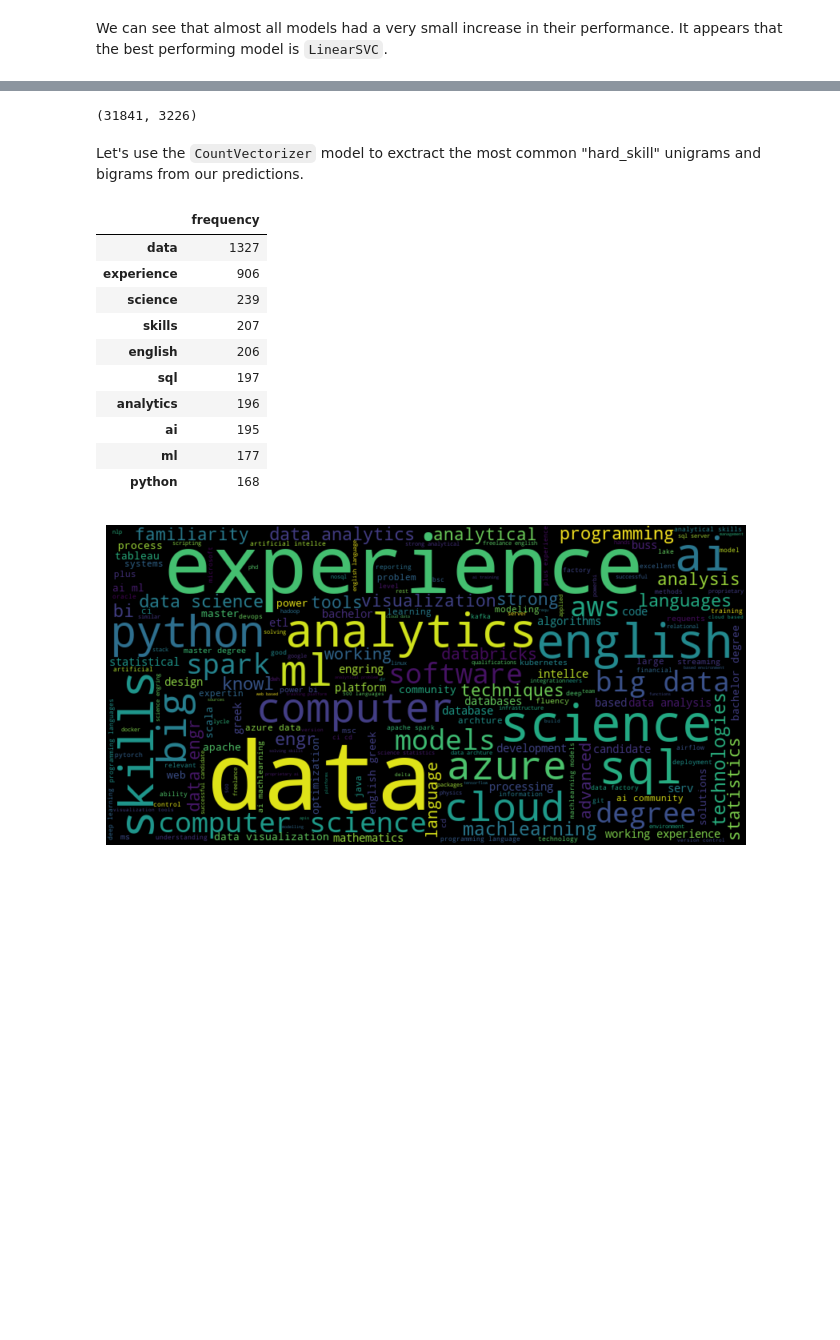
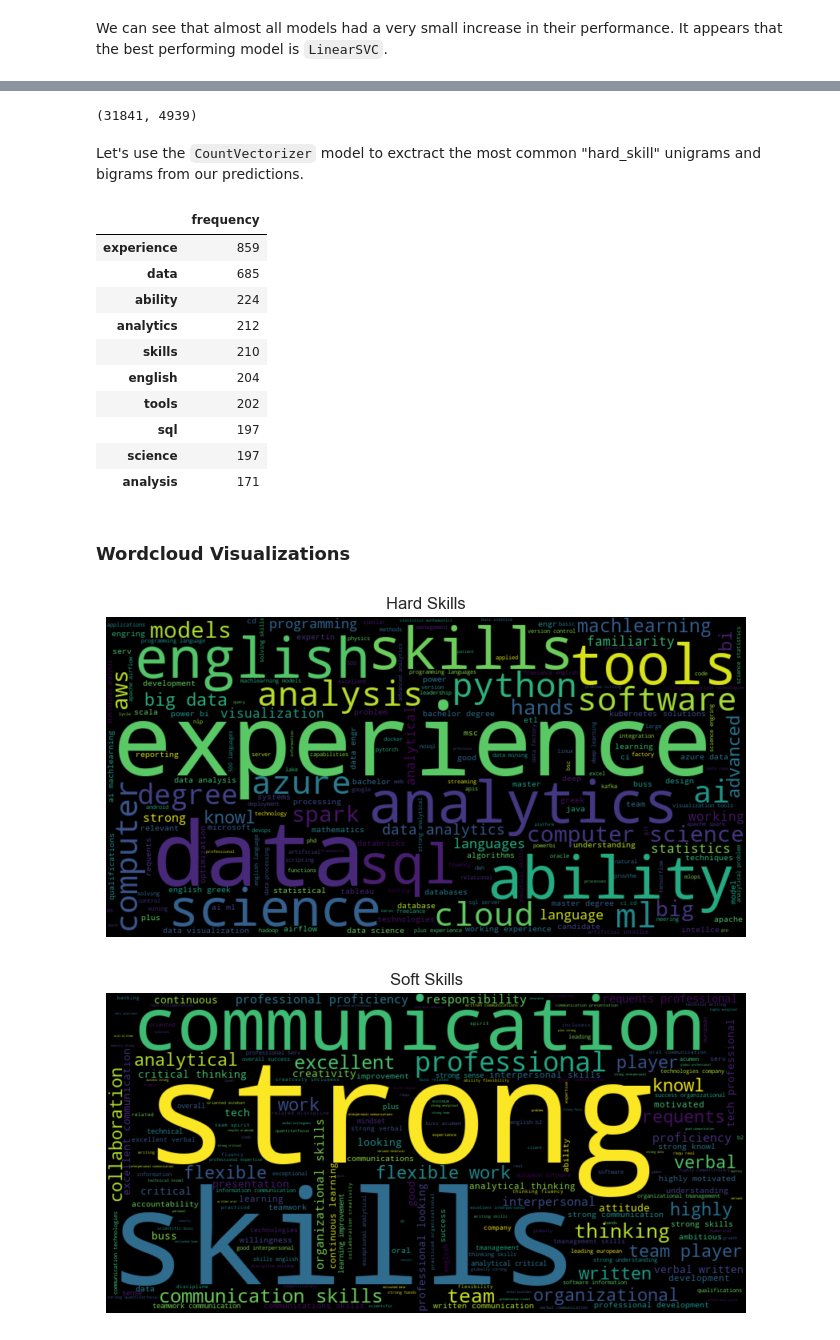
Before and after one commit to sotostzam/job-stats, a Jupyter notebook: notebooks/3_classifiers_simple.ipynb, the cells around one changed output, grey strips where cells are left out. Saved outputs shown, nothing was run; the diff lists cells and outputs as text; code cells hidden in the pictures; blank space fills up the shorter version.

```diff
--- a/notebooks/3_classifiers_simple.ipynb
+++ b/notebooks/3_classifiers_simple.ipynb
@@ -368,4 +378,4 @@ replacements = {
     r'(\s{2,})|(\n+)': ' '                                            # Remove new lines and whitespaces
 }
 
-df['description'] = df['description'].replace(replacements, regex=True)
+complete_df['description'] = complete_df['description'].replace(replacements, regex=True)
@@ -395,49 +399,55 @@ len(df)
 # %%
-X_dataset_vec = vectorizer.transform(df['chunks'])
+X_dataset_vec = vectorizer.transform(complete_df['chunks'])
 X_dataset_vec.shape
 # %% [output]
-(31841, 3226)
+(31841, 4939)
 # %%
 best_model = models[gs_scores['score'].idxmax()]
 
 y_pred = best_model.predict(X_dataset_vec)
-df['prediction'] = y_pred
+complete_df['prediction'] = y_pred
 # %% [markdown]
 Let's use the `CountVectorizer` model to exctract the most common "hard_skill" unigrams and bigrams from our predictions.
 # %%
-from sklearn.feature_extraction.text import CountVectorizer
+def compute_frequencies(category: int):
+    count_vectorizer = CountVectorizer(ngram_range=(1,2), analyzer='word', stop_words='english')
+    sparse_matrix = count_vectorizer.fit_transform(complete_df[complete_df['prediction']==category]['chunks'])
+    frequencies = sum(sparse_matrix).toarray()[0]
+    ngrams = pd.DataFrame(frequencies, index=count_vectorizer.get_feature_names_out(), columns=['frequency'])
+    return ngrams.sort_values(by='frequency', ascending=False)
 
-count_vectorizer = CountVectorizer(ngram_range=(1,2), analyzer='word', stop_words='english')
-sparse_matrix = count_vectorizer.fit_transform(df[df['prediction']==1]['chunks'])
-
-frequencies = sum(sparse_matrix).toarray()[0]
-
-ngrams = pd.DataFrame(frequencies, index=count_vectorizer.get_feature_names_out(), columns=['frequency'])
-ngrams = ngrams.sort_values(by='frequency', ascending=False)
-ngrams[:10]
+compute_frequencies(1)[:10]
 # %% [output]
 |  | frequency |
-| data | 1327 |
-| experience | 906 |
-| science | 239 |
-| skills | 207 |
-| english | 206 |
+| experience | 859 |
+| data | 685 |
+| ability | 224 |
+| analytics | 212 |
+| skills | 210 |
+| english | 204 |
+| tools | 202 |
 | sql | 197 |
-| analytics | 196 |
-| ai | 195 |
-| ml | 177 |
-| python | 168 |
+| science | 197 |
+| analysis | 171 |
+# %% [markdown]
+### Wordcloud Visualizations
 # %%
-from wordcloud import WordCloud
+for category in range(1, 3):
+    category_names = {
+        1: 'Hard Skills',
+        2: 'Soft Skills'
+    }
 
-word_dict = ngrams.to_dict()['frequency']
-wordcloud = WordCloud(width=800, height=400).generate_from_frequencies(word_dict)
+    word_dict = compute_frequencies(category).to_dict()['frequency']
+    wordcloud = WordCloud(width=800, height=400).generate_from_frequencies(word_dict)
 
-# Display wordcloud graphic
-plt.imshow(wordcloud, interpolation='bilinear')
-plt.axis("off")
-plt.tight_layout(pad=0)
-plt.show()
+    # Display wordcloud graphic
+    plt.imshow(wordcloud, interpolation='bilinear')
+    plt.title(category_names[category])
+    plt.axis("off")
+    plt.tight_layout(pad=0)
+    plt.show()
 # %% [output]
-[figure, old version]
+[figure, new version]
+[figure, added]
 # %% [markdown]
```
Also changed, not shown: parts of 39 cells of this notebook, 14 other files.
